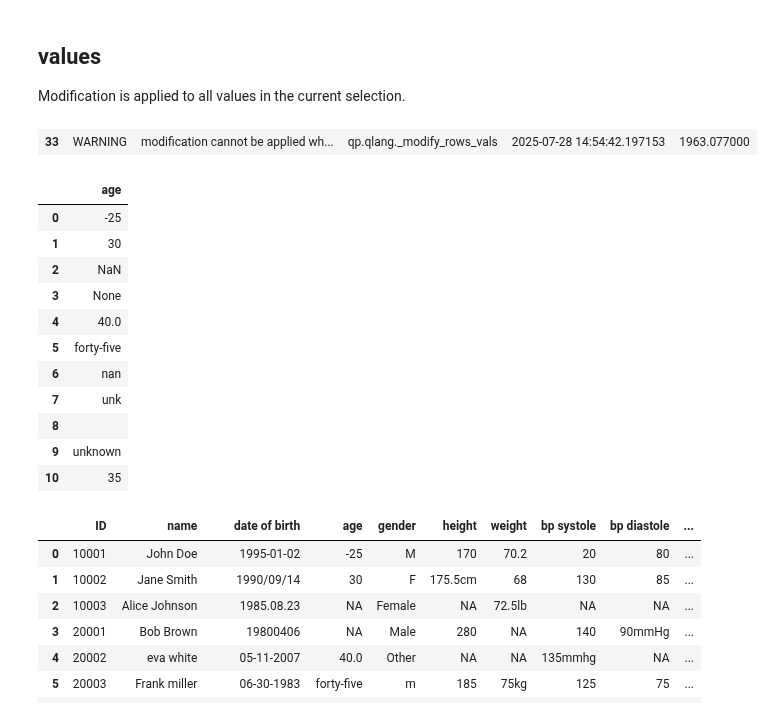
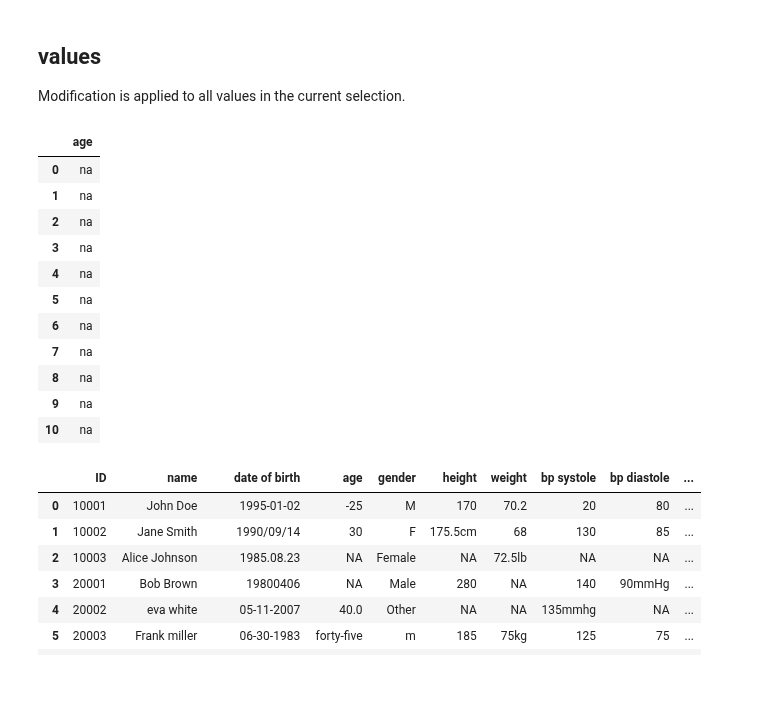
Before and after one commit to MartinVoelkl94/qplib_dev, a Jupyter notebook: interactive_demo.ipynb, the cells around one changed output. Cells and saved outputs as stored; diff of their text form; code cells hidden in the pictures; blank space fills up the shorter version.

```diff
--- a/interactive_demo.ipynb
+++ b/interactive_demo.ipynb
@@ -1006,21 +1005,19 @@ Modification is applied to all values in the current selection.
 # %%
 #Modify whole column:
 df.q('age  $vals=na')
-df.q('age  $na')  #default behaviour is equivalent to using the "vals" flag and the "=" operator
 # %% [output]
-| 33 | WARNING | modification cannot be applied wh... | qp.qlang._modify_rows_vals | 2025-07-28 14:54:42.197153 | 1963.077000 |
+|  | age |
+| 0 | na |
+| 1 | na |
+| 2 | na |
+| 3 | na |
+| 4 | na |
+| 5 | na |
+| 6 | na |
+| 7 | na |
+| 8 | na |
+| 9 | na |
+| 10 | na |
-|  | age |
-| 0 | -25 |
-| 1 | 30 |
-| 2 | NaN |
-| 3 | None |
-| 4 | 40.0 |
-| 5 | forty-five |
-| 6 | nan |
-| 7 | unk |
-| 8 |  |
-| 9 | unknown |
-| 10 | 35 |
 # %%
 #Set all NA values to "NA":
 df.q(r'%%%is na;  $vals=NA')
```
Also changed, not shown: parts of 15 cells of this notebook, 4 other files.
